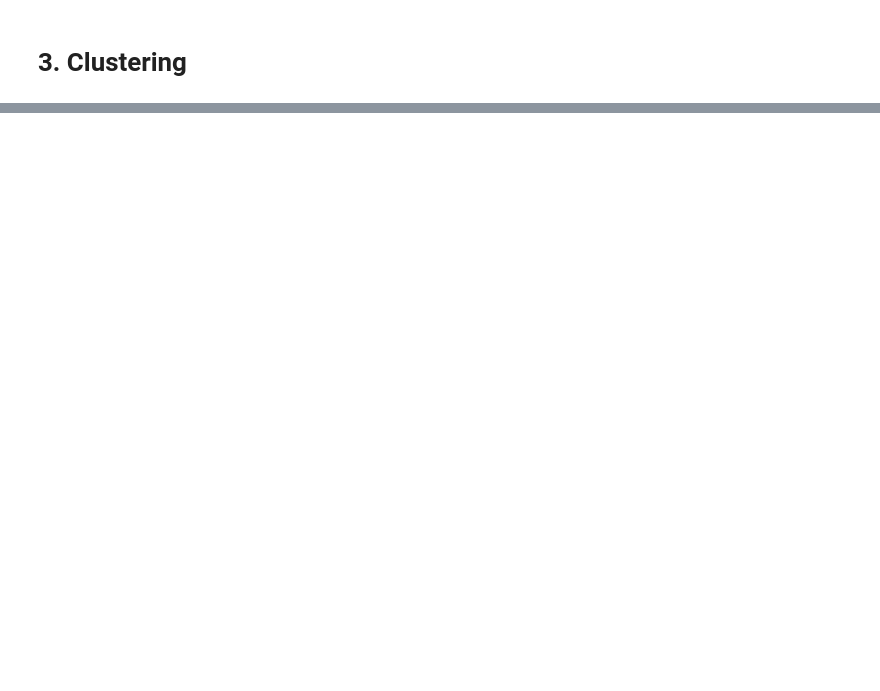
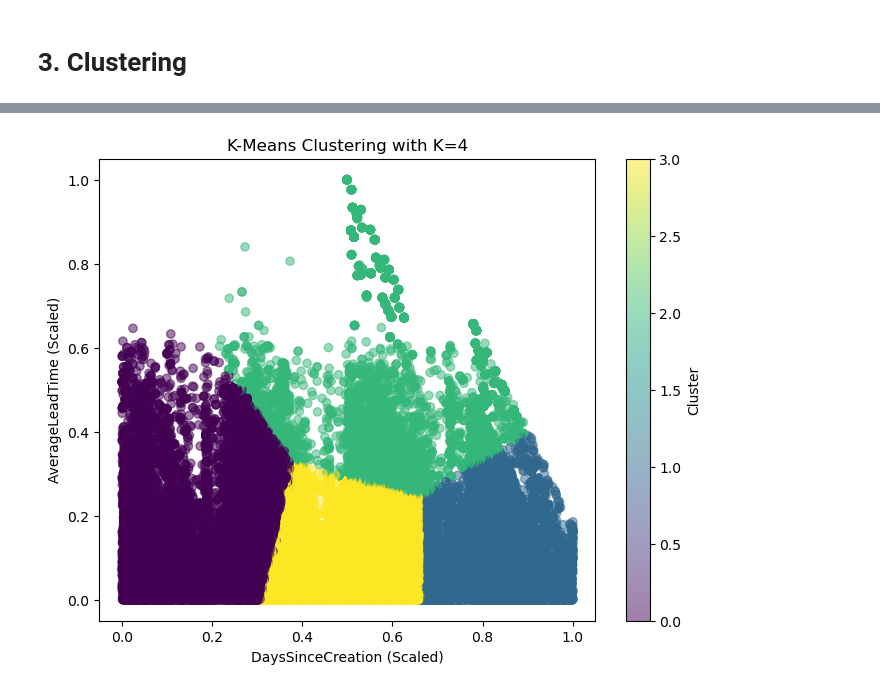
Before and after one commit to RubenCMarques/Hotel-Customer-Segmentation, a Jupyter notebook: Notebooks/A-B.ipynb, the cells around one changed output, grey strips where cells are left out. Drawn from its saved outputs; the diff is of its cells as text; code cells hidden in the pictures; blank space fills up the shorter version.

Commit message:
frustrating times

```diff
--- a/Notebooks/A-B.ipynb
+++ b/Notebooks/A-B.ipynb
@@ -1483,0 +1466,10 @@ y_kmeans = kmeans.predict(X_pca_reduced)
+# %%
+# Define the optimal number of clusters based on the elbow method and silhouette score
+optimal_k = 4
+
+# Apply K-Means
+kmeans = KMeans(n_clusters=optimal_k, random_state=42, n_init=10)
+customers['Cluster'] = kmeans.fit_predict(X_scaled)
+
+# Show some sample results
+print(customers[['DaysSinceCreation', 'AverageLeadTime', 'TotalRevenue', 'PersonsNights', 'Cluster']].head())
@@ -1483,0 +1501,11 @@ y_kmeans = kmeans.predict(X_pca_reduced)
+# %%
+# Visualizing the clusters
+plt.figure(figsize=(8, 6))
+plt.scatter(X_scaled['DaysSinceCreation'], X_scaled['AverageLeadTime'], c=customers['Cluster'], cmap='viridis', alpha=0.5)
+plt.xlabel('DaysSinceCreation (Scaled)')
+plt.ylabel('AverageLeadTime (Scaled)')
+plt.title(f'K-Means Clustering with K={optimal_k}')
+plt.colorbar(label="Cluster")
+plt.show()
+# %% [output]
+[figure, added]
```
Also changed, not shown: parts of 74 cells of this notebook, 2 other files.
